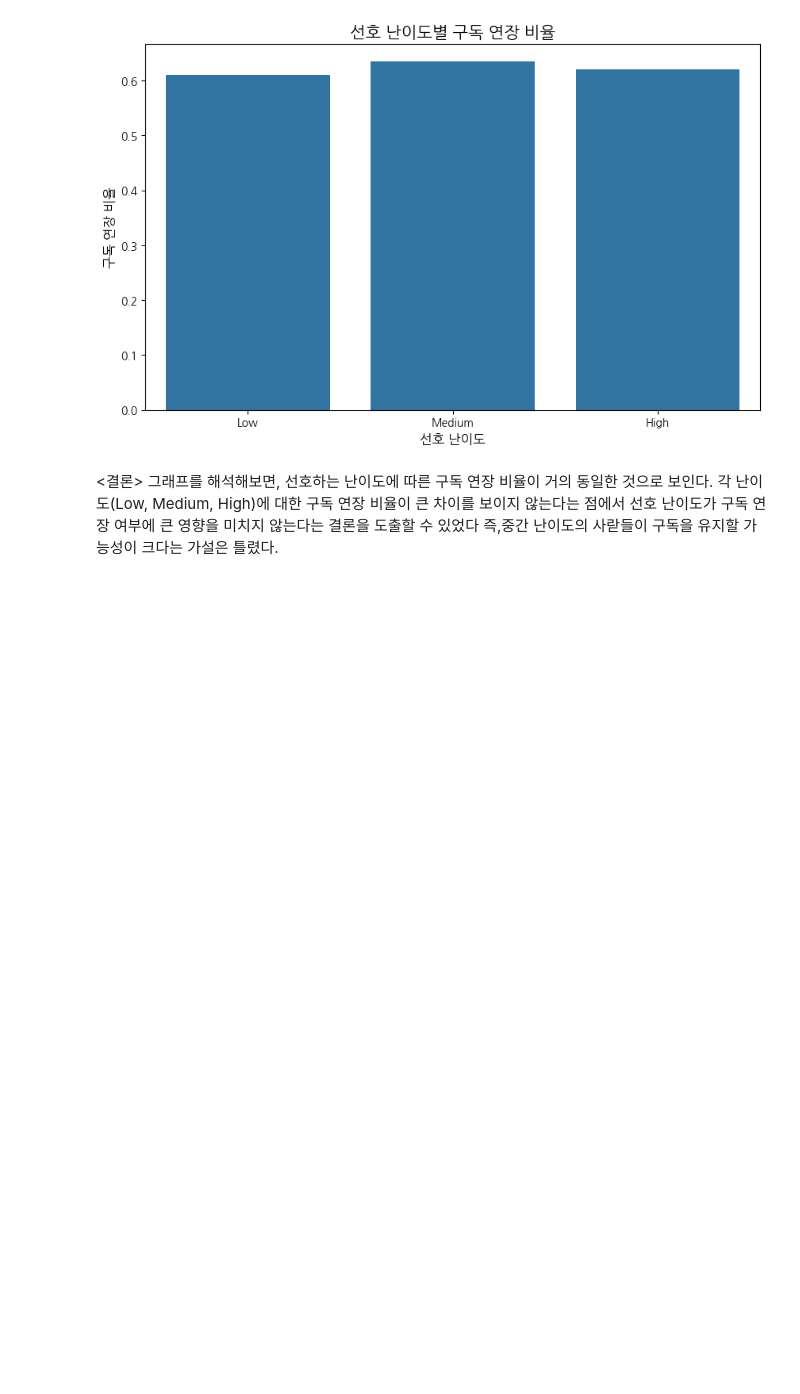
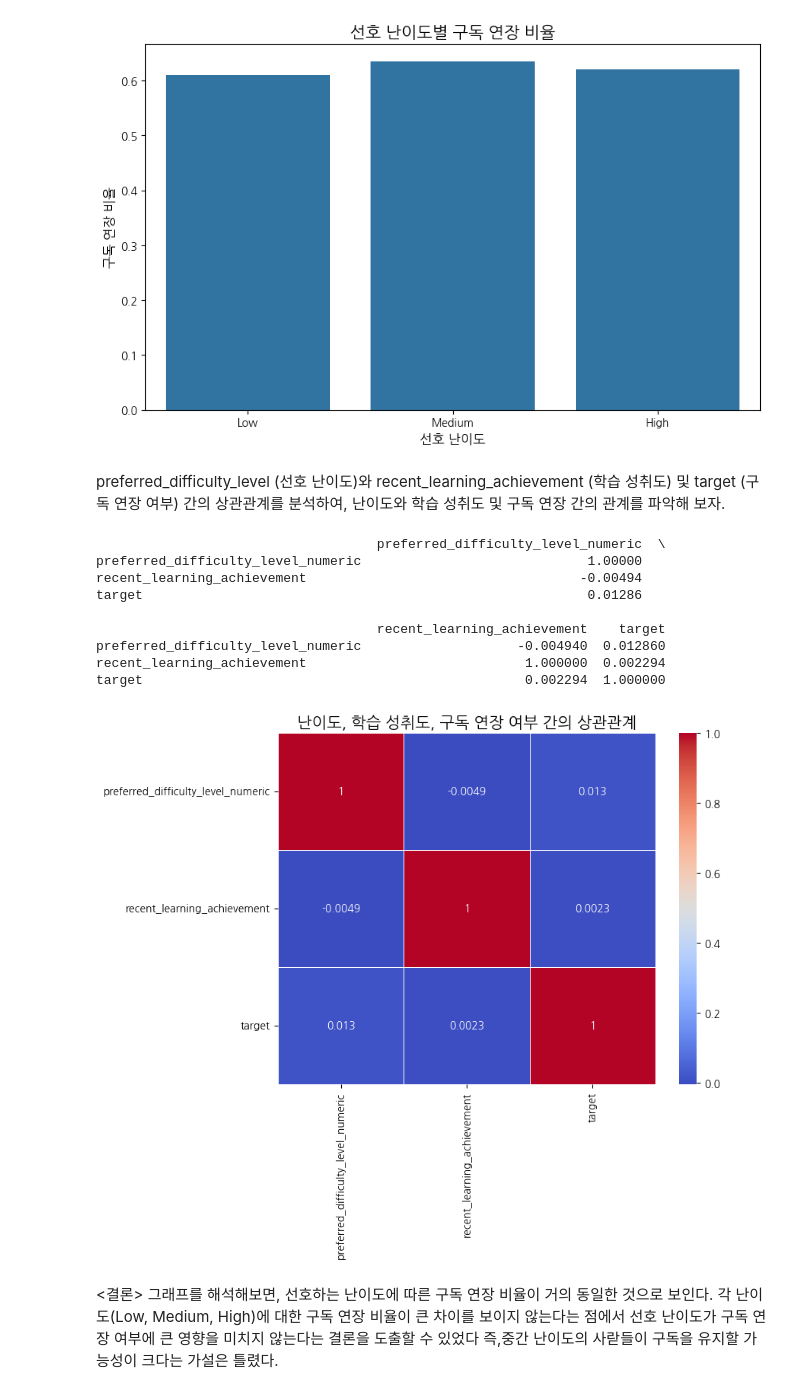
Before and after one commit to Lee-in-jae/wassup_4, a Jupyter notebook: 05_Data_Analysis/DA_Mini_Project.ipynb, the cells around one changed output. Cells and saved outputs as stored; diff of their text form; code cells hidden in the pictures; blank space fills up the shorter version.

```diff
--- a/05_Data_Analysis/DA_Mini_Project.ipynb
+++ b/05_Data_Analysis/DA_Mini_Project.ipynb
@@ -252,3 +280,32 @@ plt.show()
+# %% [markdown]
+ preferred_difficulty_level (선호 난이도)와 recent_learning_achievement (학습 성취도) 및 target (구독 연장 여부) 간의 상관관계를 분석하여, 난이도와 학습 성취도 및 구독 연장 간의 관계를 파악해 보자.
+# %%
+
+# 난이도 데이터를 숫자로 변환 (Low: 1, Medium: 2, High: 3)
+df['preferred_difficulty_level_numeric'] = df['preferred_difficulty_level'].map({'Low': 1, 'Medium': 2, 'High': 3})
+
+# 상관계수 계산 (변환된 난이도, 성취도, 구독 연장 여부)
+correlation = df[['preferred_difficulty_level_numeric', 'recent_learning_achievement', 'target']].corr()
+
+# 상관계수 출력
+print(correlation)
+
+# 상관계수 히트맵 시각화
+plt.figure(figsize=(8, 6))
+sns.heatmap(correlation, annot=True, cmap='coolwarm', linewidths=0.5)
+plt.title('난이도, 학습 성취도, 구독 연장 여부 간의 상관관계', fontsize=15)
+plt.show()
+# %% [output]
+                                    preferred_difficulty_level_numeric  \
+preferred_difficulty_level_numeric                             1.00000
+recent_learning_achievement                                   -0.00494
+target                                                         0.01286
+
+                                    recent_learning_achievement    target
+preferred_difficulty_level_numeric                    -0.004940  0.012860
+recent_learning_achievement                            1.000000  0.002294
+target                                                 0.002294  1.000000
+[figure, added]
 # %% [markdown]
 <결론>
 그래프를 해석해보면, 선호하는 난이도에 따른 구독 연장 비율이 거의 동일한 것으로 보인다. 각 난이도(Low, Medium, High)에 대한 구독 연장 비율이 큰 차이를 보이지 않는다는 점에서 선호 난이도가 구독 연장 여부에 큰 영향을 미치지 않는다는 결론을 도출할 수 있었다
```
Also changed, not shown: parts of 8 cells of this notebook.
